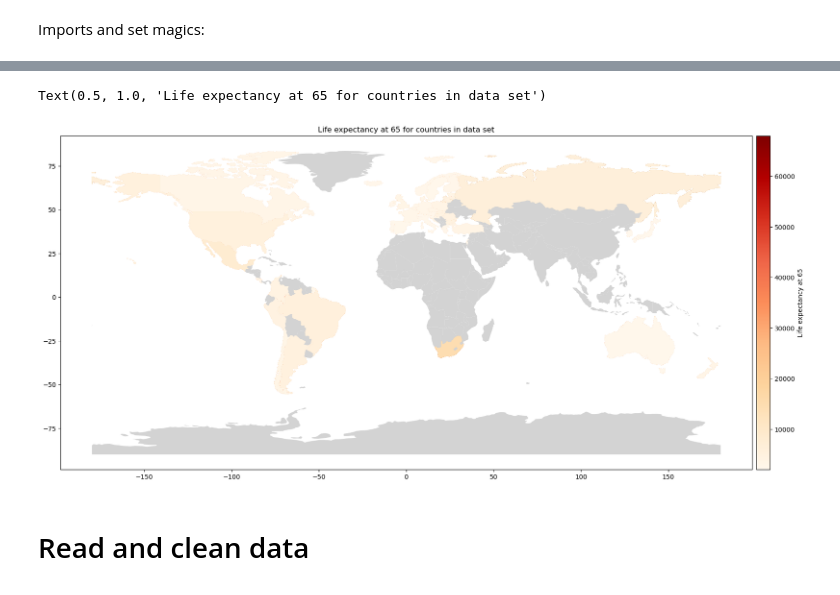
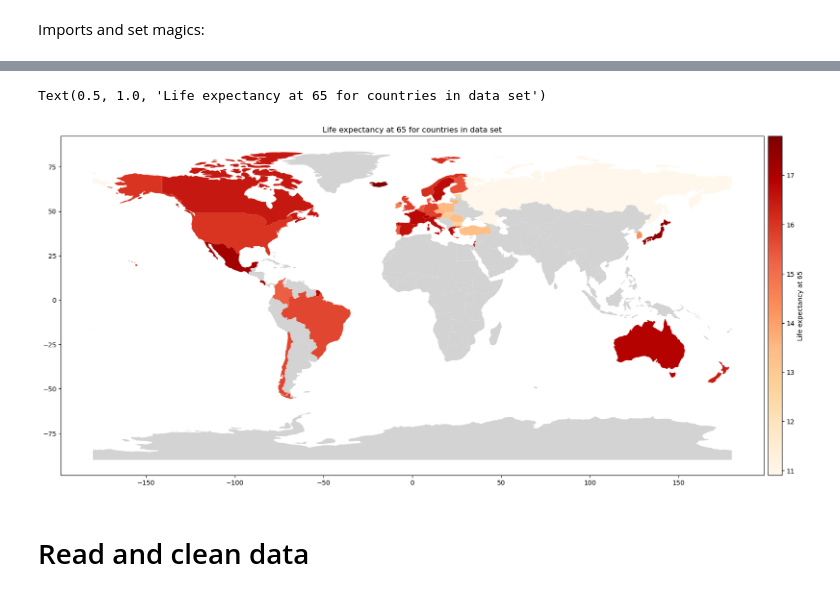
Before and after one commit to NumEconCopenhagen/projects-2023-ida-simone-elin, a Jupyter notebook: dataproject/dataproject.ipynb, the cells around one changed output, grey strips where cells are left out. Drawn from its saved outputs; the diff is of its cells as text; code cells hidden in the pictures.

```diff
--- a/dataproject/dataproject.ipynb
+++ b/dataproject/dataproject.ipynb
@@ -51,20 +48,20 @@ The autoreload extension is already loaded. To reload it, use:
 # %%
 # making overview map for countries in data set
-mapdata = pd.read_csv('yrlifelost.csv')
+mapdata = pd.read_csv('lifeexp65_2000.csv')
 drop = ['INDICATOR','SUBJECT','MEASURE','FREQUENCY','TIME','Flag Codes']
 mapdata.drop(drop, axis=1, inplace=True)
 
 df_world = gpd.read_file(gpd.datasets.get_path('naturalearth_lowres'))
 df_world_mapdata = df_world.merge(mapdata, how="left", left_on=['iso_a3'], right_on=['LOCATION'])
 
 fig, ax = plt.subplots(1, 1, figsize=(20, 16))
 divider = make_axes_locatable(ax)
 cax = divider.append_axes("right", size="2%", pad="0.5%")
 df_world_mapdata.plot(column="Value", ax=ax, cax=cax, cmap='OrRd',legend=True, legend_kwds={"label": "Life expectancy at 65"}, missing_kwds={'color':'lightgrey'})
 ax.set_title("Life expectancy at 65 for countries in data set")
 # %% [output]
 Text(0.5, 1.0, 'Life expectancy at 65 for countries in data set')
-[figure, old version]
+[figure, new version]
 # %% [markdown]
 # Read and clean data
 # %%
```
Also changed, not shown: parts of 7 cells of this notebook, 1 other file.
